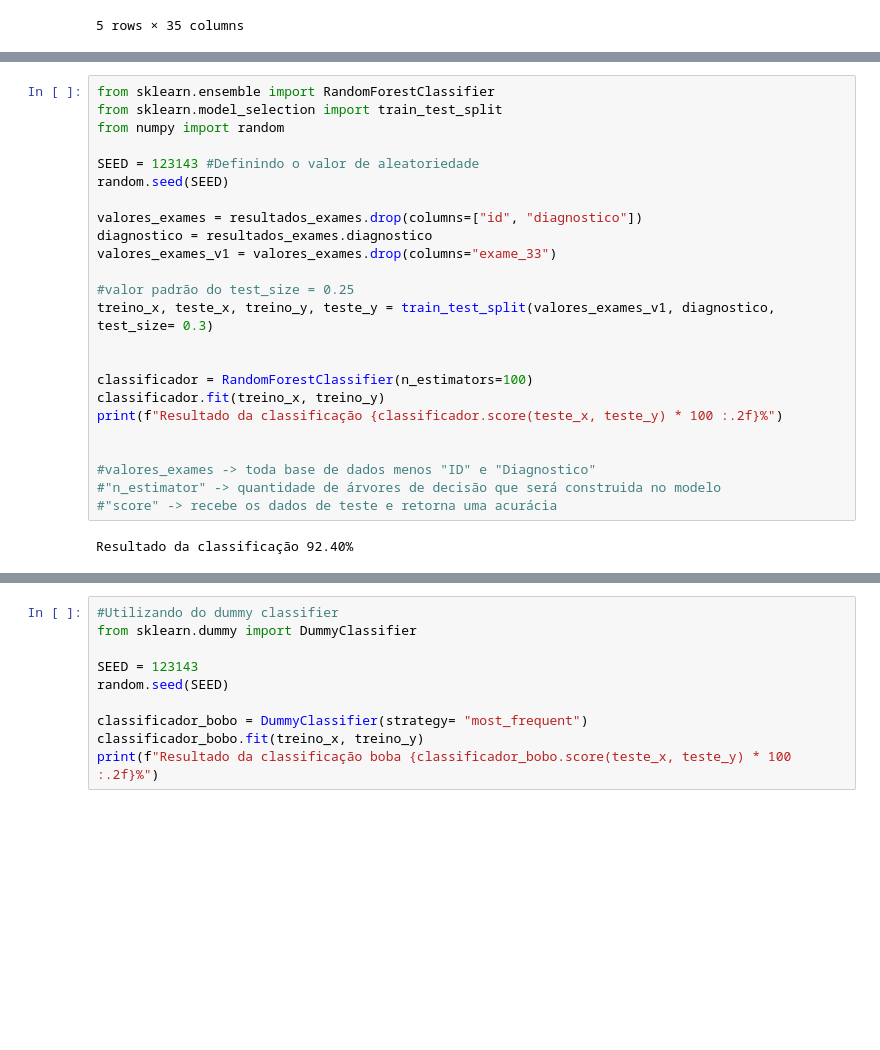
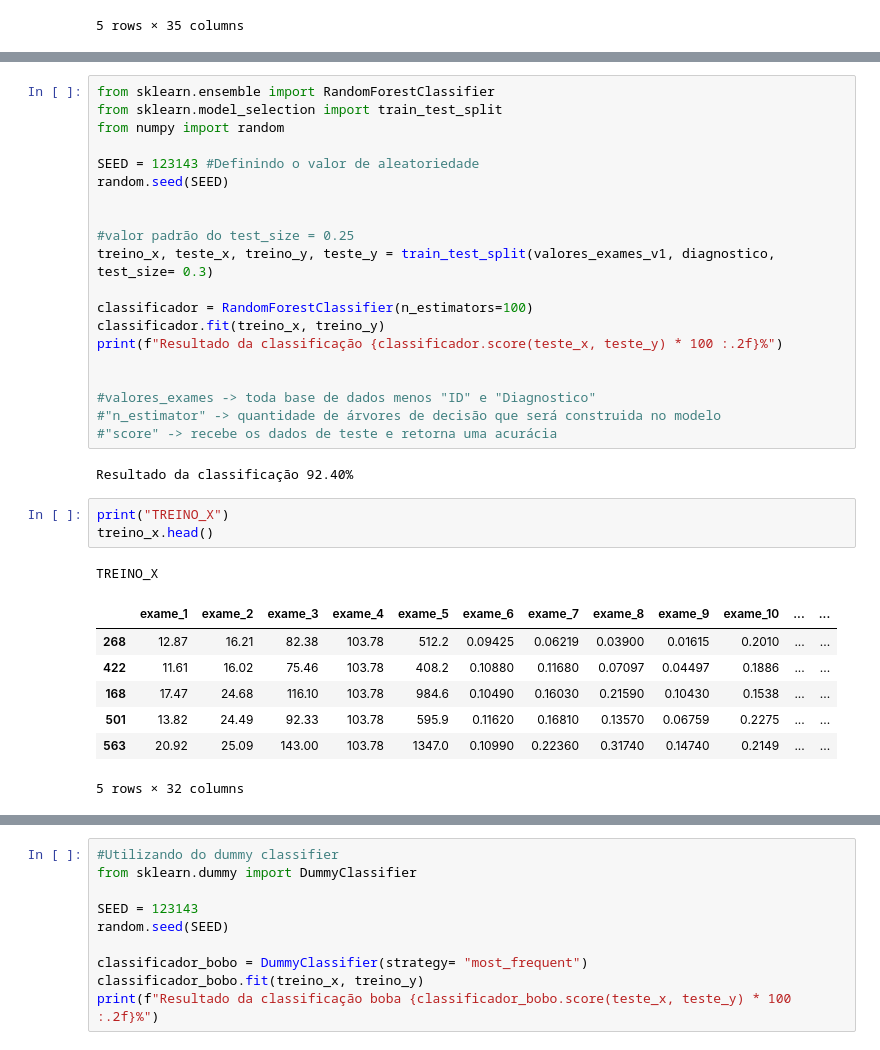
Before and after one commit to gustavocastrow/alura-machine-learning, a Jupyter notebook: machine-learning-lidando-com-dados-de-muitas-dimensões/alura_care.ipynb, the cells around one changed output, grey strips where cells are left out. Cells and saved outputs as stored; diff of their text form; blank space fills up the shorter version.

```diff
--- a/machine-learning-lidando-com-dados-de-muitas-dimensões/alura_care.ipynb
+++ b/machine-learning-lidando-com-dados-de-muitas-dimensões/alura_care.ipynb
@@ -40,13 +52,9 @@ from numpy import random
 SEED = 123143 #Definindo o valor de aleatoriedade
 random.seed(SEED)
 
-valores_exames = resultados_exames.drop(columns=["id", "diagnostico"])
-diagnostico = resultados_exames.diagnostico
-valores_exames_v1 = valores_exames.drop(columns="exame_33")
 
 #valor padrão do test_size = 0.25
 treino_x, teste_x, treino_y, teste_y = train_test_split(valores_exames_v1, diagnostico, test_size= 0.3)
-
 
 classificador = RandomForestClassifier(n_estimators=100)
 classificador.fit(treino_x, treino_y)
@@ -58,3 +66,15 @@ print(f"Resultado da classificação {classificador.score(teste_x, teste_y) * 10
 #"score" -> recebe os dados de teste e retorna uma acurácia
 # %% [output]
 Resultado da classificação 92.40%
+# %%
+print("TREINO_X")
+treino_x.head()
+# %% [output]
+TREINO_X
+|  | exame_1 | exame_2 | exame_3 | exame_4 | exame_5 | exame_6 | exame_7 | exame_8 | exame_9 | exame_10 | ... | ... |
+| 268 | 12.87 | 16.21 | 82.38 | 103.78 | 512.2 | 0.09425 | 0.06219 | 0.03900 | 0.01615 | 0.2010 | ... | ... |
+| 422 | 11.61 | 16.02 | 75.46 | 103.78 | 408.2 | 0.10880 | 0.11680 | 0.07097 | 0.04497 | 0.1886 | ... | ... |
+| 168 | 17.47 | 24.68 | 116.10 | 103.78 | 984.6 | 0.10490 | 0.16030 | 0.21590 | 0.10430 | 0.1538 | ... | ... |
+| 501 | 13.82 | 24.49 | 92.33 | 103.78 | 595.9 | 0.11620 | 0.16810 | 0.13570 | 0.06759 | 0.2275 | ... | ... |
+| 563 | 20.92 | 25.09 | 143.00 | 103.78 | 1347.0 | 0.10990 | 0.22360 | 0.31740 | 0.14740 | 0.2149 | ... | ... |
+5 rows × 32 columns
```
Also changed, not shown: parts of 12 cells of this notebook, 1 other file.
